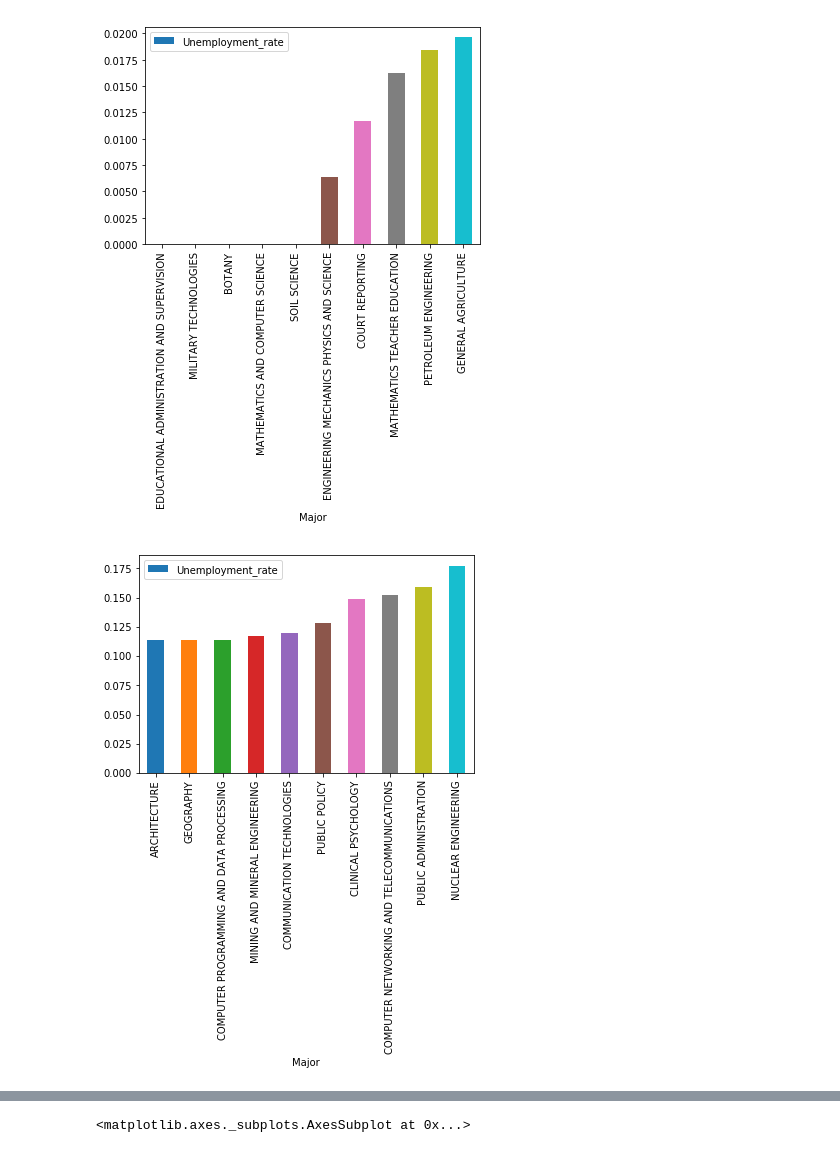
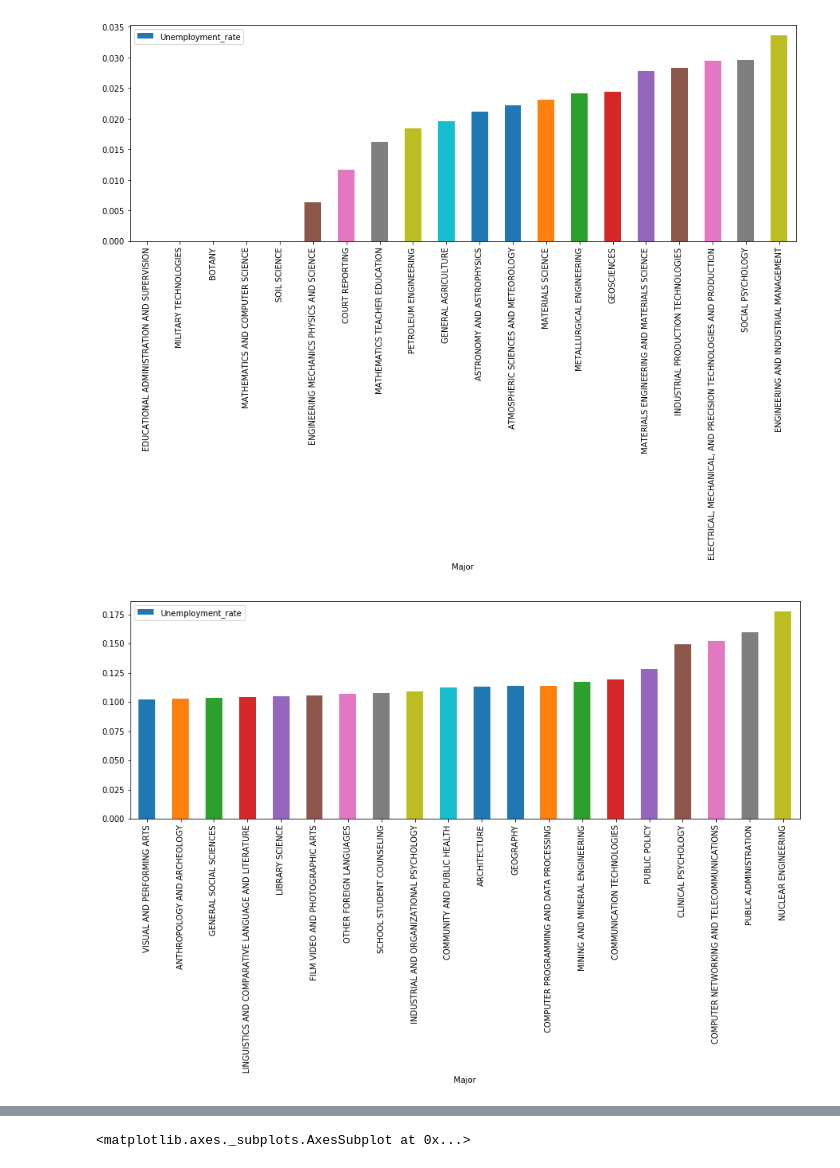
Before and after one commit to HuitingSheng/Visualizing-Earings-Based-on-College-Majors, a Jupyter notebook: VisualizingEaringsBasedOnCollegeMajors.ipynb, the cells around one changed output, grey strips where cells are left out. Cells and saved outputs as stored; diff of their text form; code cells hidden in the pictures.

```diff
--- a/VisualizingEaringsBasedOnCollegeMajors.ipynb
+++ b/VisualizingEaringsBasedOnCollegeMajors.ipynb
@@ -70,0 +19,6 @@ recent_grads.plot(x='Men', y='Median',kind='scatter', title='Median vs Men')
+# %%
+# read and Quick exploration of the data
+recent_grads=pd.read_csv("recent-grads.csv",low_memory = 0)
+print(recent_grads.shape)
+pd.options.display.max_columns =25
+recent_grads.head()
@@ -124,10 +154,10 @@ plt.show()
 # %%
-# explor the percentages of unemployment_rate from the first 10 rows and last 10 rows.
+# explor the percentages of unemployment_rate from the top 20 and bottom 20 majors.
 
-recent_grads.sort_values('Unemployment_rate').head(10).plot.bar(x='Major', y='Unemployment_rate')
+recent_grads.sort_values('Unemployment_rate').head(20).plot.bar(x='Major', y='Unemployment_rate', figsize=(15,5))
 plt.show()
-recent_grads.sort_values('Unemployment_rate').tail(10).plot.bar(x='Major', y='Unemployment_rate')
+recent_grads.sort_values('Unemployment_rate').tail(20).plot.bar(x='Major', y='Unemployment_rate', figsize=(15,5))
 plt.show()
 # %% [output]
-[figure, old version]
+[figure, new version]
-[figure, old version]
+[figure, new version]
```
Also changed, not shown: parts of 23 cells of this notebook, 1 other file.
